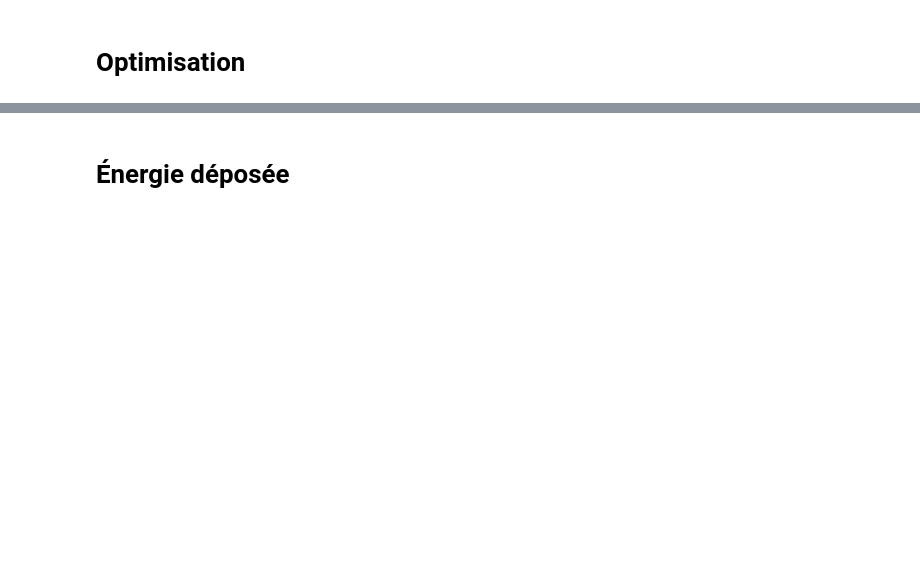
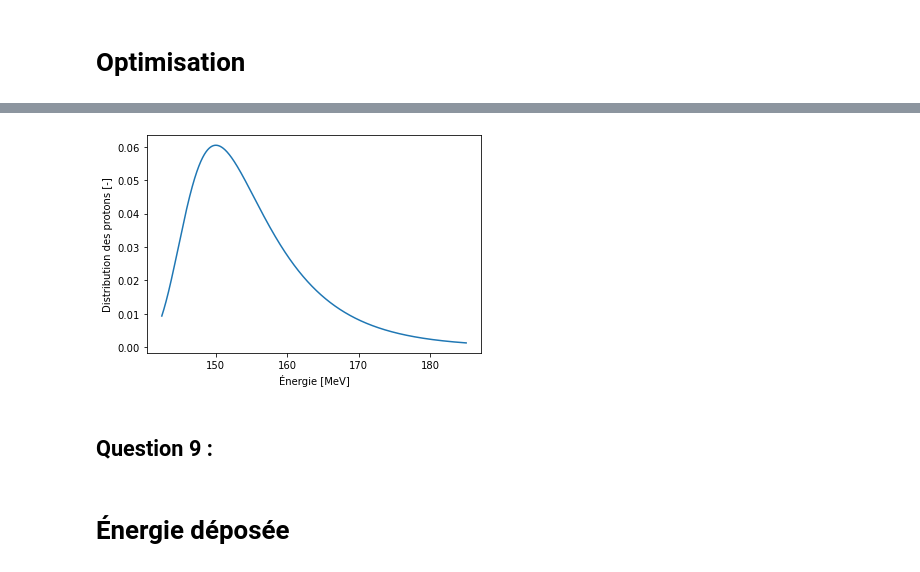
Before and after one commit to dvdturg/Phys_num, a Jupyter notebook: TP1/TP1.ipynb, the cells around one changed output, grey strips where cells are left out. Saved outputs shown, nothing was run; the diff lists cells and outputs as text; code cells hidden in the pictures; blank space fills up the shorter version.

Commit message:
Question 8

```diff
--- a/TP1/TP1.ipynb
+++ b/TP1/TP1.ipynb
@@ -525,2 +483,15 @@ print(pouvoir_arret(3e6,ne_eau,75,-1))
+# %%
+r_energie = moyal.rvs(size=10000)
+ppf_energie = np.linspace(moyal.ppf(0.01, loc=150, scale=4), moyal.ppf(0.99, loc=150, scale=4), 10000)
+distribution = moyal.pdf(x, loc=150, scale=4)
+
+plt.plot(ppf_energie, distribution)
+plt.xlabel("Énergie [MeV]")
+plt.ylabel("Distribution des protons [-]")
+plt.show()
+# %% [output]
+[figure, added]
+# %% [markdown]
+## Question 9 :
 # %% [markdown]
 # Énergie déposée
```
Also changed, not shown: parts of 9 cells of this notebook, 1 other file.
